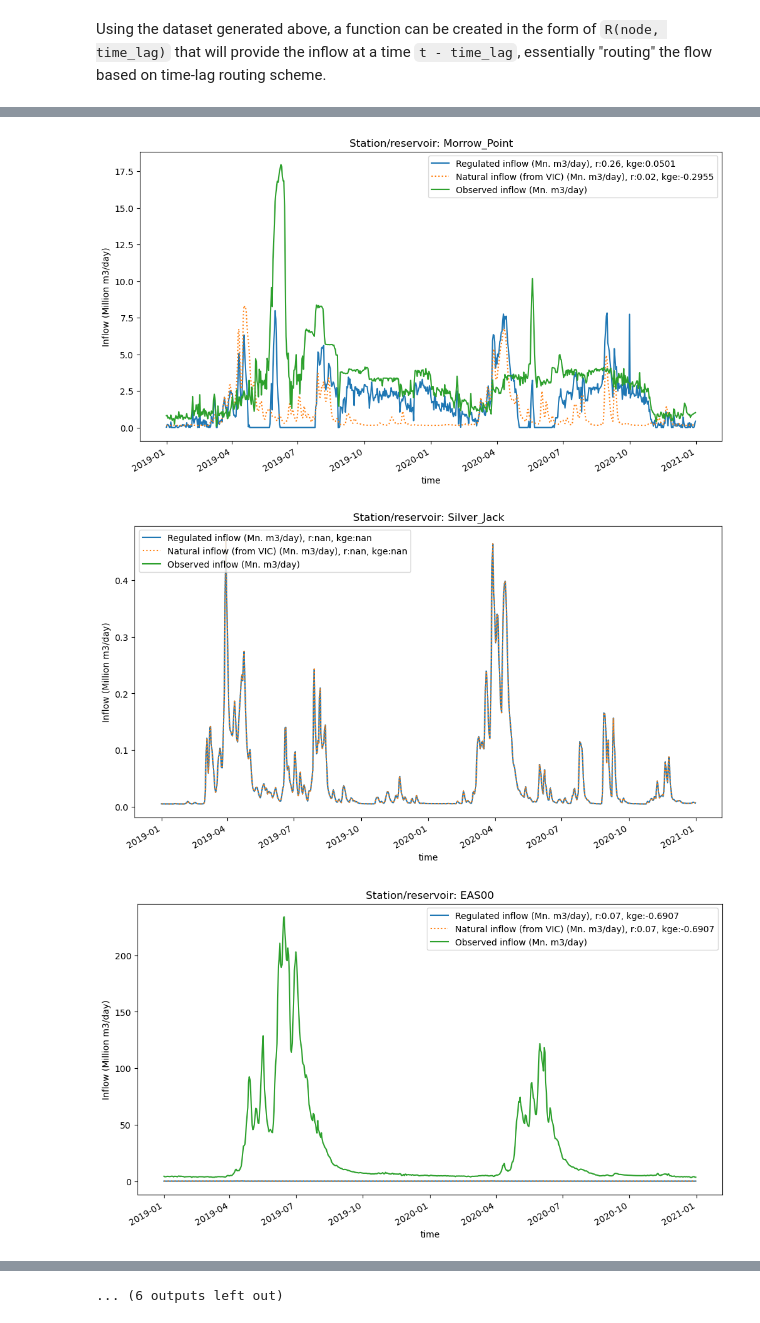
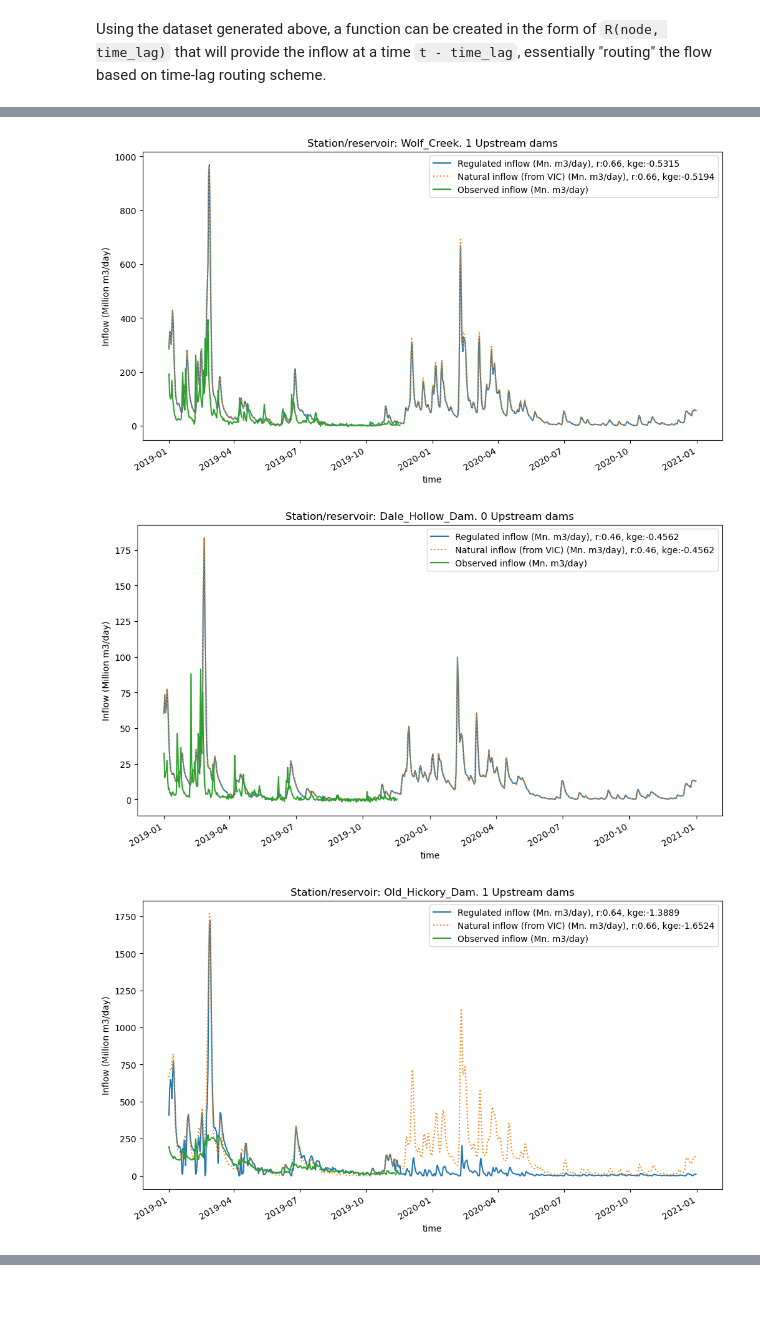
Before and after one commit to UW-SASWE/ResORR, a Jupyter notebook: notebooks/methods/07-Regulation.ipynb, the cells around one changed output, grey strips where cells are left out. Cells and saved outputs as stored; diff of their text form; code cells hidden in the pictures; blank space fills up the shorter version.

Commit message:
cumberland regulation

```diff
--- a/notebooks/methods/07-Regulation.ipynb
+++ b/notebooks/methods/07-Regulation.ipynb
@@ -23,6 +21,6 @@ from reservoirnetwork.reservoir_component import StreamflowRegulation
 # %%
-river_network_fn = Path('../../data/gunnison_rivreg/gunnison_rivreg.geojson')
-river_network_pts_fn = Path('../../data/gunnison_rivreg/gunnison_rivreg_pts.geojson')
+river_network_fn = Path('../../data-cumberland/cumberland_rivreg/cumberland_rivreg.geojson')
+river_network_pts_fn = Path('../../data-cumberland/cumberland_rivreg/cumberland_rivreg_pts.geojson')
 
 # river_network = gpd.read_file(river_network_fn)
 # river_network.to_xarray()
@@ -92,12 +81,12 @@ Method:
 import xarray as xr
 import pandas as pd
 # %%
-regulation_data_fn = Path("../../data/regulation/regulation_data.nc")
+regulation_data_fn = Path("../../data-cumberland/regulation/regulation_data.nc")
 regulation_data_fn.parent.mkdir(exist_ok=True)
 # %%
 # read natural_inflows of nodes/stations and store in `regulation_data`
-natural_inflow_dir = Path("../../data/colorado/basins/gunnison/ro/rout_inflow")
-insitu_dir = Path("../../data/insitu/")  # observed ∆S, I, O
+natural_inflow_dir = Path("../../data-cumberland/tennessee/basins/cumberland/ro/rout_inflow")
+insitu_dir = Path("../../data-cumberland/insitu/")  # observed ∆S, I, O
 
 datasets_to_join = []
 
@@ -173,28 +162,31 @@ if 'regulated_inflow' not in ds.variables:
 def upstream_storage_change(ds, nodes, times):
     return
 
-def update(node, date, ds, G):
-    storage_change = float(ds['storage_change'].sel(node=node, time=date))
-    natural_inflow = float(ds['natural_inflow'].sel(node=node, time=date))
+def update(date, ds, G):
+    # start calculating regulated streamflow from upstream dams
+    for node in list(nx.topological_sort(G)):
+        storage_change = float(ds['storage_change'].sel(node=node, time=date))
+        natural_inflow = float(ds['natural_inflow'].sel(node=node, time=date))
 
-    upstreams = list(G.predecessors(node))
-    upstream_storage_change = 0.0
-    if len(upstreams) > 0:
-        time_lags = [date - pd.to_timedelta(round(G.get_edge_data(upstream, node)['travel_time']), 'd') for upstream in upstreams]
-        upstream_storage_change = sum([float(ds['storage_change'].sel(node=n, time=t)) for n, t in zip(upstreams, time_lags)])
+        upstreams = list(G.predecessors(node))
+        upstream_outflow = 0.0
+        upstream_natural_inflow = 0.0
+        if len(upstreams) > 0:
+            time_lags = [date - pd.to_timedelta(round(G.get_edge_data(upstream, node)['travel_time']), 'd') for upstream in upstreams]
+            upstream_outflow = sum([float(ds['outflow'].sel(node=n, time=t)) for n, t in zip(upstreams, time_lags)])
+            upstream_natural_inflow = sum([float(ds['natural_inflow'].sel(node=n, time=t)) for n, t in zip(upstreams, time_lags)])
 
-    regulated_inflow = max([0, float(natural_inflow - upstream_storage_change)])
-    outflow = max([0, regulated_inflow - storage_change])
+        regulated_inflow = max([0, float(natural_inflow - upstream_natural_inflow + upstream_outflow)])
+        outflow = max([0, regulated_inflow - storage_change])
 
-    ds['regulated_inflow'].loc[dict(node=node, time=date)] = regulated_inflow
-    ds['outflow'].loc[dict(node=node, time=date)] = outflow
+        ds['regulated_inflow'].loc[dict(node=node, time=date)] = regulated_inflow
+        ds['outflow'].loc[dict(node=node, time=date)] = outflow
 
 dates = pd.date_range(start_date, end_date, freq=dt)#[:10]
 
 with tqdm(total=len(dates)) as pbar:
     for date in dates:
-        for node in nx.topological_sort(G):
-            update(node, date, ds, G)
+        update(date, ds, G)
         pbar.update(1)
         pbar.set_description(f"{date}")
 # %%
@@ -305,7 +288,7 @@ for node in G.nodes:
     reg_inflow.plot(ax=ax, label=f'Regulated inflow (Mn. m3/day), r:{r["regulated"]:.2f}, kge:{kge["regulated"]:.4f}')
     nat_inflow.plot(ax=ax, label=f'Natural inflow (from VIC) (Mn. m3/day), r:{r["natural"]:.2f}, kge:{kge["natural"]:.4f}', linestyle='dotted')
     obs_inflow.plot(ax=ax, label=f'Observed inflow (Mn. m3/day)')
-    ax.set_title(f'Station/reservoir: {G.nodes[node]["name"]}')
+    ax.set_title(f'Station/reservoir: {G.nodes[node]["name"]}. {len(list(G.predecessors(node)))} Upstream dams')
     ax.set_ylabel("Inflow (Million m3/day)")
     ax.legend()
 
@@ -319,3 +302,3 @@ for node in G.nodes:
-[figure, old version]
+[figure, new version]
-[figure, old version]
+[figure, new version]
-[figure, old version]
+[figure, new version]
@@ -329 +308,0 @@ for node in G.nodes:
-... (6 outputs left out)
```
Also changed, not shown: parts of 7 cells of this notebook.
